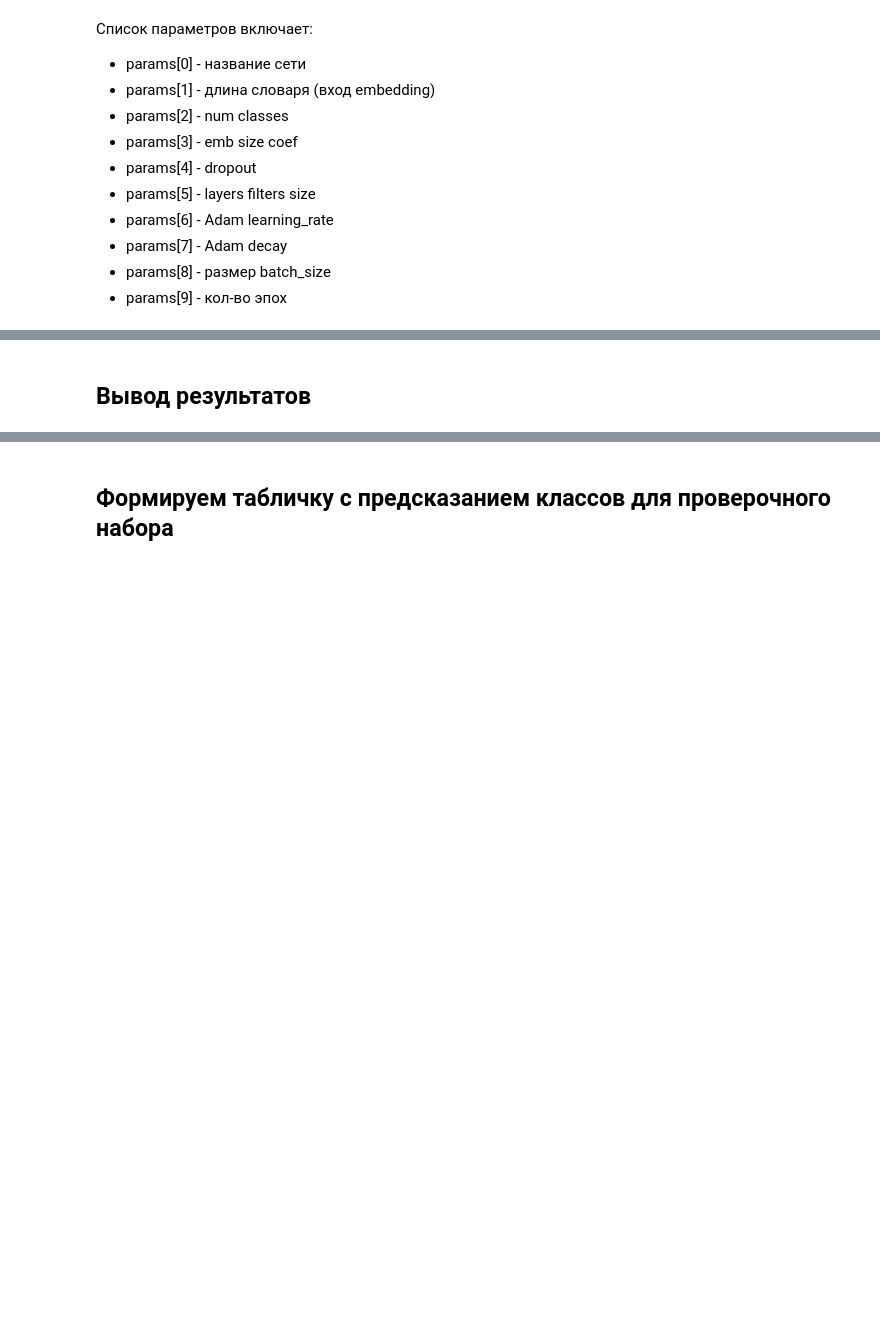
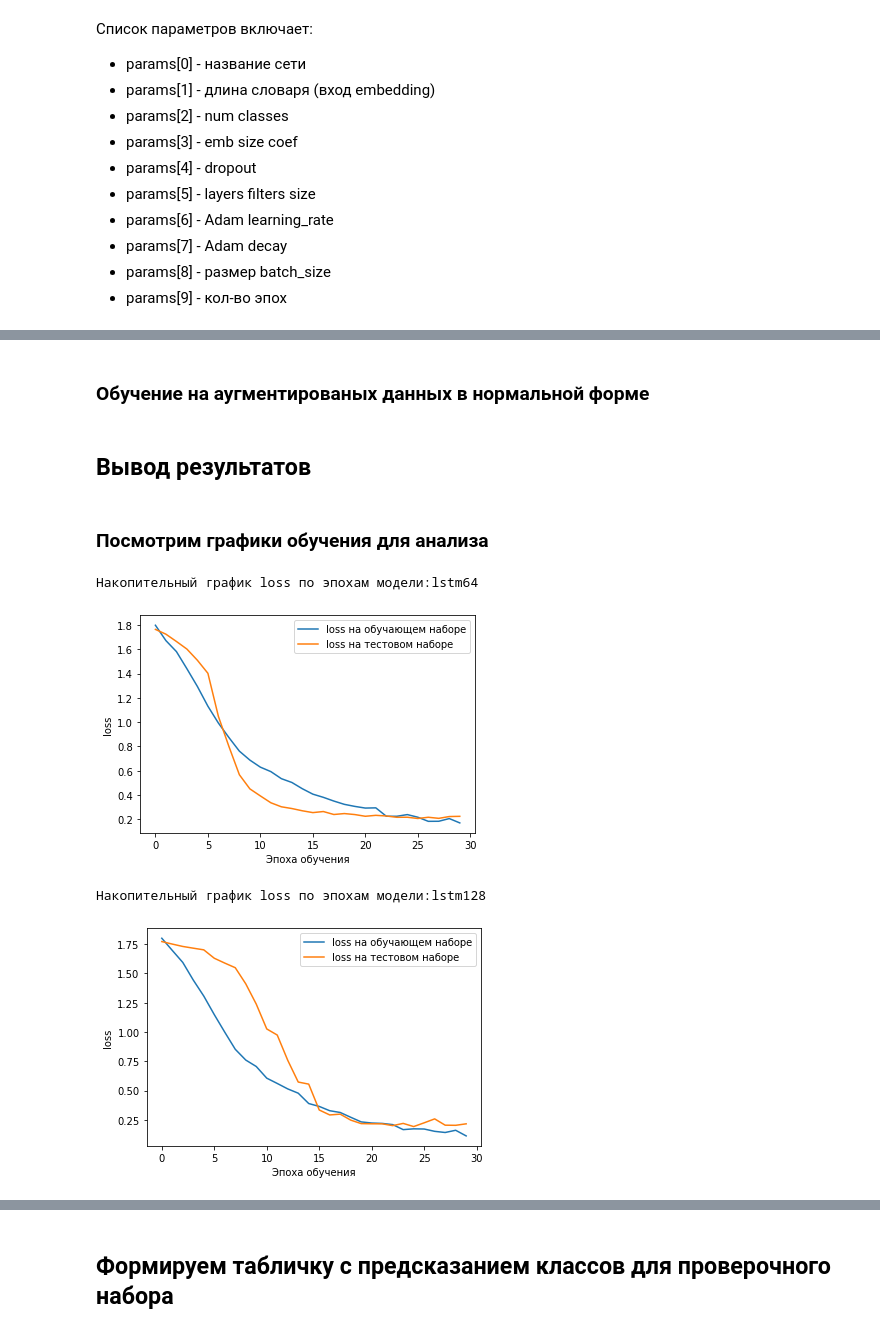
Before and after one commit to resquilleur/TestWorkNeowoxCC, a Jupyter notebook: Main.ipynb, the cells around one changed output, grey strips where cells are left out. Drawn from its saved outputs; the diff is of its cells as text; code cells hidden in the pictures; blank space fills up the shorter version.

```diff
--- a/Main.ipynb
+++ b/Main.ipynb
@@ -237,0 +271,2 @@ Epoch 30/30
+# %% [markdown]
+### Обучение на аугментированых данных в нормальной форме
@@ -238,2 +307,4 @@ Epoch 30/30
 # %% [markdown]
 ## Вывод результатов
+# %% [markdown]
+### Посмотрим графики обучения для анализа
@@ -239,0 +313,17 @@ Epoch 30/30
+# %%
+# посмотрим графики 128 сеть менее переобучилась
+for key in historys.keys():
+    print(f'Накопительный график loss по эпохам модели:{key}')
+    plt.plot(historys[key].history['loss'],
+            label='loss на обучающем наборе')
+    plt.plot(historys[key].history['val_loss'],
+            label='loss на тестовом наборе')
+    plt.xlabel('Эпоха обучения')
+    plt.ylabel('loss')
+    plt.legend()
+    plt.show()
+# %% [output]
+Накопительный график loss по эпохам модели:lstm64
+[figure, added]
+Накопительный график loss по эпохам модели:lstm128
+[figure, added]
```
Also changed, not shown: parts of 26 cells of this notebook.
